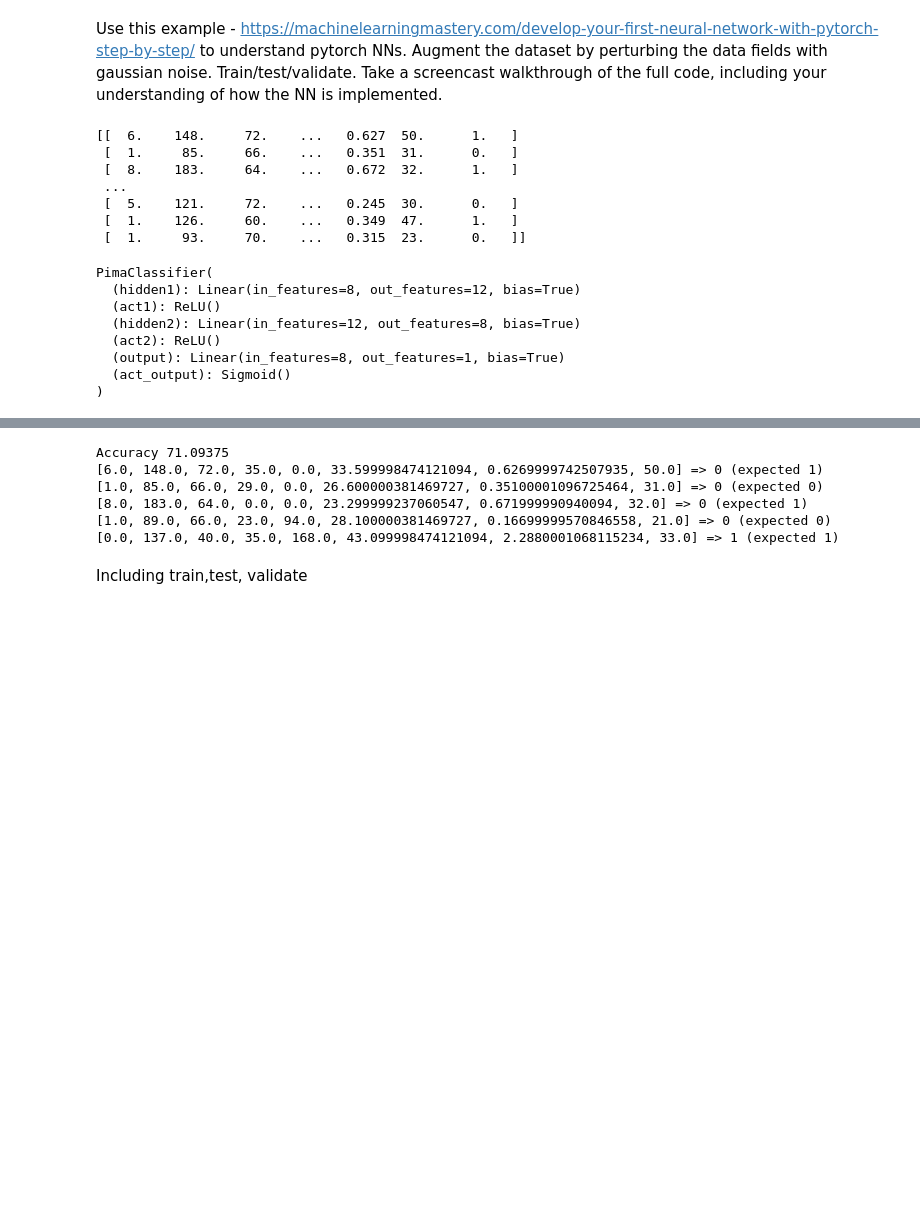
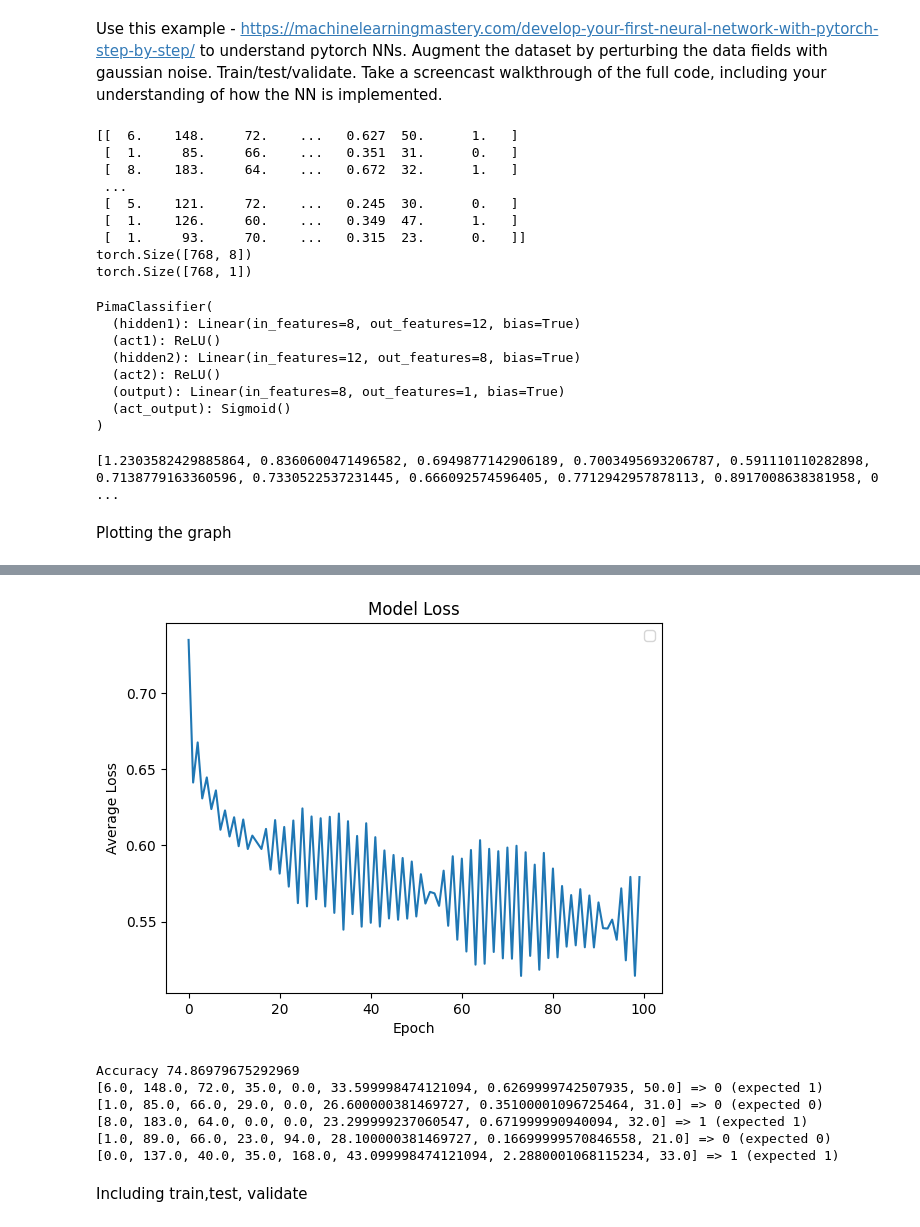
Before and after one commit to athulskrish/pytorch_nn, a Jupyter notebook: task2.ipynb, the cells around one changed output, grey strips where cells are left out. Drawn from its saved outputs; the diff is of its cells as text; code cells hidden in the pictures; blank space fills up the shorter version.

```diff
--- a/task2.ipynb
+++ b/task2.ipynb
@@ -11,13 +13,15 @@ import torch.optim as optim
 # load the dataset, split into input (X) and output (y) variables
 dataset = np.loadtxt('/content/drive/MyDrive/datasets/pima-indians-diabetes.csv', delimiter=',')
 X = dataset[:,0:8]
-y = dataset[:,8]
+y = dataset[:,8] #dividing the data into X,y with X having the 0-8 columns and y having the 9th column
 
 X = torch.tensor(X, dtype=torch.float32)
 y = torch.tensor(y, dtype=torch.float32).reshape(-1, 1)
 
 
 print(dataset)
+print(X.size())
+print(y.size())
 # %% [output]
 [[  6.    148.     72.    ...   0.627  50.      1.   ]
  [  1.     85.     66.    ...   0.351  31.      0.   ]
@@ -26,6 +30,8 @@ print(dataset)
  [  5.    121.     72.    ...   0.245  30.      0.   ]
  [  1.    126.     60.    ...   0.349  47.      1.   ]
  [  1.     93.     70.    ...   0.315  23.      0.   ]]
+torch.Size([768, 8])
+torch.Size([768, 1])
 # %%
 
 # define the model
@@ -60,10 +66,12 @@ PimaClassifier(
 
 # train the model
 loss_fn   = nn.BCELoss()  # binary cross entropy
-optimizer = optim.Adam(model.parameters(), lr=0.001)
+optimizer = optim.Adam(model.parameters(), lr=0.001)#using the adam optimizer to optimize the model and defining learning rate
 
 n_epochs = 100
-batch_size = 10
+batch_size = 20
+
+losses=[]
 
 for epoch in range(n_epochs):
     for i in range(0, len(X), batch_size):
@@ -71,6 +79,28 @@ for epoch in range(n_epochs):
         y_pred = model(Xbatch)
         ybatch = y[i:i+batch_size]
         loss = loss_fn(y_pred, ybatch)
+        losses.append(loss.item())
         optimizer.zero_grad()
         loss.backward()
         optimizer.step()
+
+print(losses)
+# %% [output]
+[1.2303582429885864, 0.8360600471496582, 0.6949877142906189, 0.7003495693206787, 0.591110110282898, 0.7138779163360596, 0.7330522537231445, 0.666092574596405, 0.7712942957878113, 0.8917008638381958, 0 ...
+# %% [markdown]
+Plotting the graph
+# %%
+# Calculate the average loss for each epoch
+epoch_losses = []
+for i in range(n_epochs):
+    epoch_loss = sum(losses[i*batch_size:(i+1)*batch_size]) / batch_size
+    epoch_losses.append(epoch_loss)
+# epoch_loss=losses.
+# Plot the average loss for each epoch
+plt.plot(range(n_epochs), epoch_losses)
+plt.xlabel('Epoch')
+plt.ylabel('Average Loss')
+plt.title('Model Loss')
+plt.legend()
+plt.show()
+# %% [output]
@@ -77,3 +108,4 @@ for epoch in range(n_epochs):
+[figure, added]
 # %%
 
 # compute accuracy
@@ -86,10 +118,10 @@ predictions = (model(X) > 0.5).int()
 for i in range(5):
     print('%s => %d (expected %d)' % (X[i].tolist(), predictions[i], y[i]))
 # %% [output]
-Accuracy 71.09375
+Accuracy 74.86979675292969
 [6.0, 148.0, 72.0, 35.0, 0.0, 33.599998474121094, 0.6269999742507935, 50.0] => 0 (expected 1)
 [1.0, 85.0, 66.0, 29.0, 0.0, 26.600000381469727, 0.35100001096725464, 31.0] => 0 (expected 0)
-[8.0, 183.0, 64.0, 0.0, 0.0, 23.299999237060547, 0.671999990940094, 32.0] => 0 (expected 1)
+[8.0, 183.0, 64.0, 0.0, 0.0, 23.299999237060547, 0.671999990940094, 32.0] => 1 (expected 1)
 [1.0, 89.0, 66.0, 23.0, 94.0, 28.100000381469727, 0.16699999570846558, 21.0] => 0 (expected 0)
 [0.0, 137.0, 40.0, 35.0, 168.0, 43.099998474121094, 2.2880001068115234, 33.0] => 1 (expected 1)
 # %% [markdown]
```
Also changed, not shown: parts of 13 cells of this notebook.
